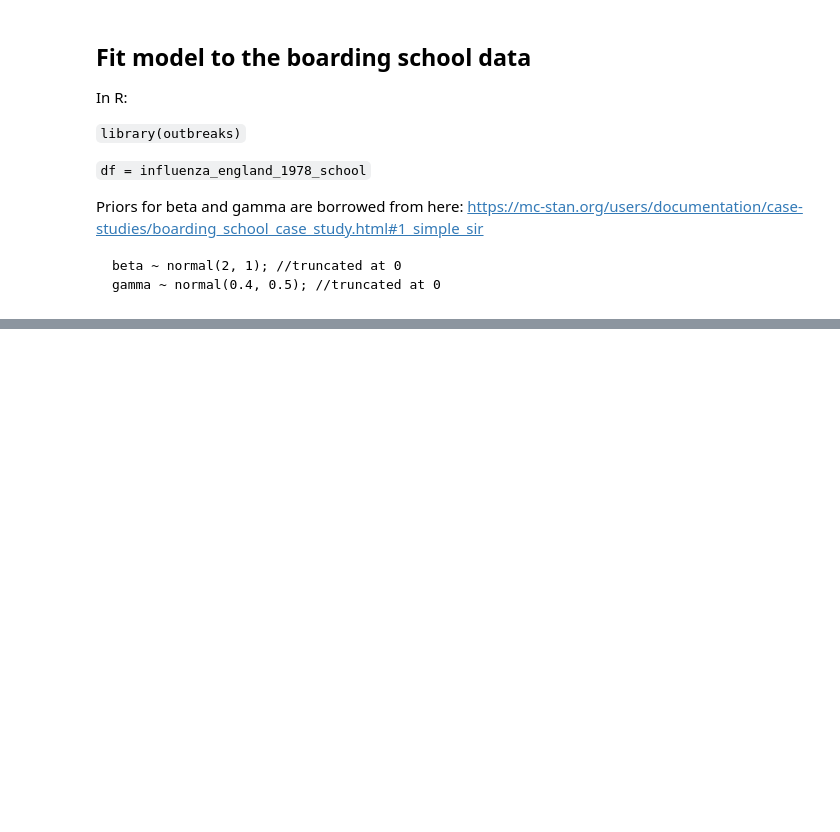
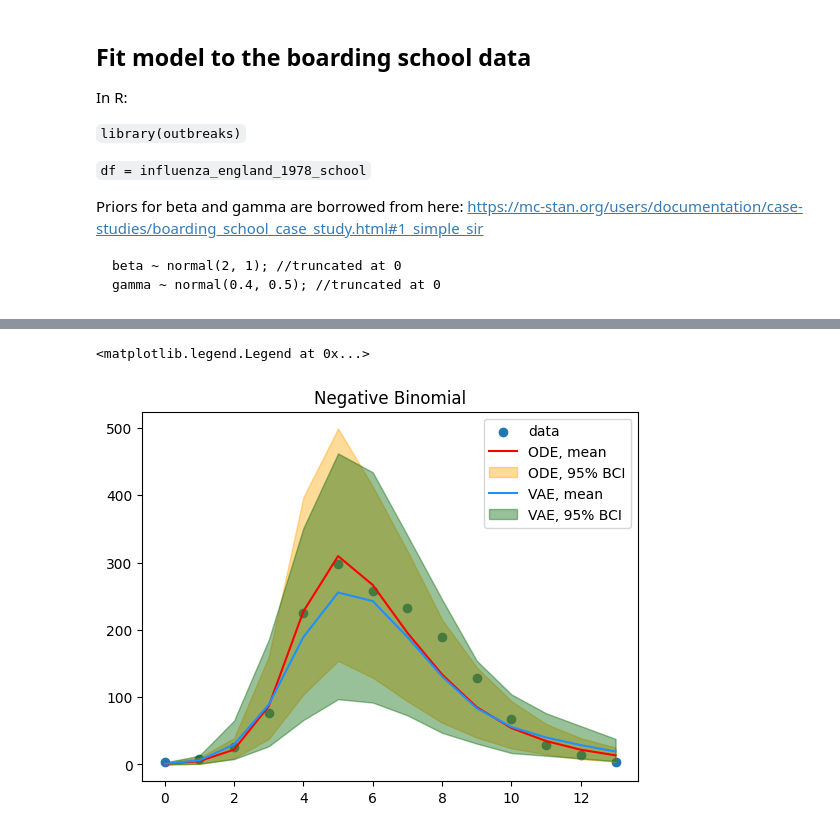
Before and after one commit to elizavetasemenova/PriorCVAE_JAX, a Jupyter notebook: experiments/SIR/notebook/5_SIR_inference_CVAE.ipynb, the cells around one changed output, grey strips where cells are left out. Cells and saved outputs as stored; diff of their text form; code cells hidden in the pictures; blank space fills up the shorter version.

```diff
--- a/experiments/SIR/notebook/5_SIR_inference_CVAE.ipynb
+++ b/experiments/SIR/notebook/5_SIR_inference_CVAE.ipynb
@@ -265,0 +225,14 @@ plt.legend()
+# %%
+# use dense_mass for better mixing rate
+mcmc_vae = MCMC(
+        NUTS(model, dense_mass=True),
+        num_warmup=1000,
+        num_samples=1000,
+        num_chains=1,
+        progress_bar=False if "NUMPYRO_SPHINXBUILD" in os.environ else True,
+    )
+# %%
+mcmc_vae.run(rng_key=PRNGKey(11),
+         num_days = num_days,
+         z_init = z_init,
+         observed_data=observed_data)
@@ -265,0 +254,10 @@ plt.legend()
+# %%
+# Get posterior samples
+posterior_samples_vae = mcmc_vae.get_samples()
+# %%
+# posterior predictive
+sir_posterior_predictive_vae = Predictive(model, posterior_samples_vae)(PRNGKey(11), num_days = num_days, z_init = z_init)
+observed_posterior_predictive_vae = sir_posterior_predictive_vae['observed']
+observed_posterior_mean_vae = observed_posterior_predictive_vae.mean(axis=0)
+observed_posterior_25_vae = np.quantile(observed_posterior_predictive_vae, 0.05, axis=0)
+observed_posterior_75_vae = np.quantile(observed_posterior_predictive_vae, 0.95, axis=0)
@@ -265,0 +268,14 @@ plt.legend()
+# %%
+plt.scatter(range(num_days), observed_data, label='data')
+plt.plot(range(num_days), observed_posterior_mean_ode, label="ODE, mean", color= "red")
+plt.fill_between(range(num_days), observed_posterior_25_ode, observed_posterior_75_ode, alpha=0.4, interpolate=True, label="ODE, 95% BCI", color="orange")
+
+plt.plot(range(num_days), observed_posterior_mean_vae[:,], label="VAE, mean", color="dodgerblue")
+plt.fill_between(range(num_days), observed_posterior_25_vae[:,], observed_posterior_75_vae[:,], alpha=0.4, interpolate=True, label="VAE, 95% BCI", color="darkgreen")
+
+#plt.title('Poisson')
+plt.title('Negative Binomial')
+plt.legend()
+# %% [output]
+<matplotlib.legend.Legend at 0x...>
+[figure, added]
```
Also changed, not shown: parts of 51 cells of this notebook, 5 other files.
